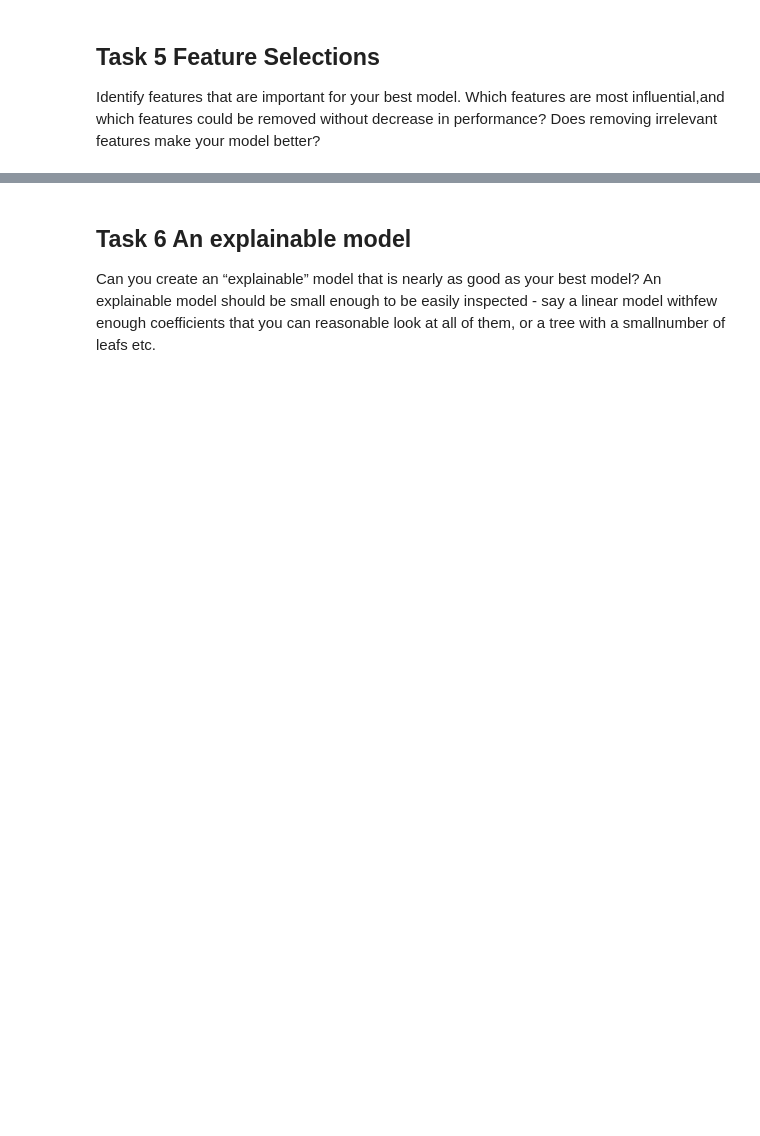
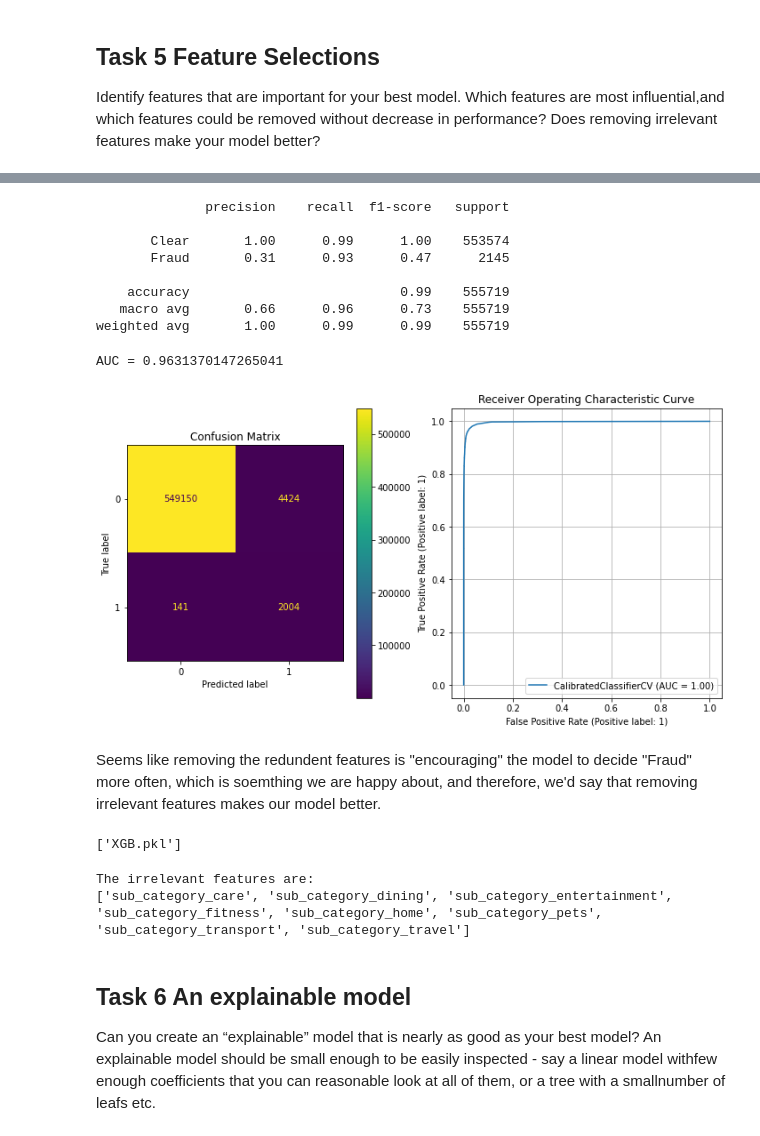
Before and after one commit to Matt88Ac/AdvancedML_Assignment2, a Jupyter notebook: Advanced Machine Learning - HW #2.ipynb, the cells around one changed output, grey strips where cells are left out. Saved outputs shown, nothing was run; the diff lists cells and outputs as text; code cells hidden in the pictures; blank space fills up the shorter version.

```diff
--- a/Advanced Machine Learning - HW #2.ipynb
+++ b/Advanced Machine Learning - HW #2.ipynb
@@ -1480,3 +1648,45 @@ Identify features that are important for your best model. Which features are mos
+# %%
+critirea = model.base_estimator.steps[1][1].feature_importances_ != 0
+# %%
+model = XGB(objective='binary:logistic', gamma=0.001, tree_method='hist', booster = 'gbtree', learning_rate=0.1,
+                reg_alpha=0.01, reg_lambda=0.0001, n_estimators=120)
+x1, x2, y1, y2 = train_test_split(x_train_new.loc[:, critirea], y_train_new, shuffle=True, test_size=0.5)
+model = make_pipeline(StandardScaler(), model).fit(x1, y1)
+model = CalibratedClassifierCV(model, method='isotonic', cv='prefit').fit(x2, y2)
+# %%
+print(classification_report(y_test, model.predict(x_test.loc[:, critirea]), target_names=['Clear','Fraud']))
+print(f'AUC = {roc_auc_score(y_test, model.predict(x_test.loc[:, critirea]))}')
+plt.figure(figsize=(12, 6))
+plt.subplot(1, 2, 1)
+plt.title('Confusion Matrix')
+plot_confusion_matrix(model, x_test.loc[:, critirea], y_test, ax=plt.gca())
+plt.subplot(1, 2, 2)
+plt.grid()
+plt.title('Receiver Operating Characteristic Curve')
+plot_roc_curve(model, x_test.loc[:, critirea], y_test, ax=plt.gca())
+plt.show()
+# %% [output]
+              precision    recall  f1-score   support
+
+       Clear       1.00      0.99      1.00    553574
+       Fraud       0.31      0.93      0.47      2145
+
+    accuracy                           0.99    555719
+   macro avg       0.66      0.96      0.73    555719
+weighted avg       1.00      0.99      0.99    555719
+AUC = 0.9631370147265041
+[figure, added]
+# %% [markdown]
+Seems like removing the redundent features is "encouraging" the model to decide "Fraud" more often, which is soemthing we are happy about, and therefore, we'd say that removing irrelevant features makes our model better.
+# %%
+joblib.dump(model, 'XGB.pkl')
+# %% [output]
+['XGB.pkl']
+# %%
+print(f'The irrelevant features are: \n{x_train_new.columns[~critirea].tolist()}')
+# %% [output]
+The irrelevant features are:
+['sub_category_care', 'sub_category_dining', 'sub_category_entertainment', 'sub_category_fitness', 'sub_category_home', 'sub_category_pets', 'sub_category_transport', 'sub_category_travel']
 # %% [markdown]
 ## Task 6 An explainable model
 Can you create an “explainable” model that is nearly as good as your best model? An explainable model should be small enough to be easily inspected - say a linear model withfew enough coefficients that you can reasonable look at all of them, or a tree with a smallnumber of leafs etc.
```
Also changed, not shown: parts of 17 cells of this notebook.
